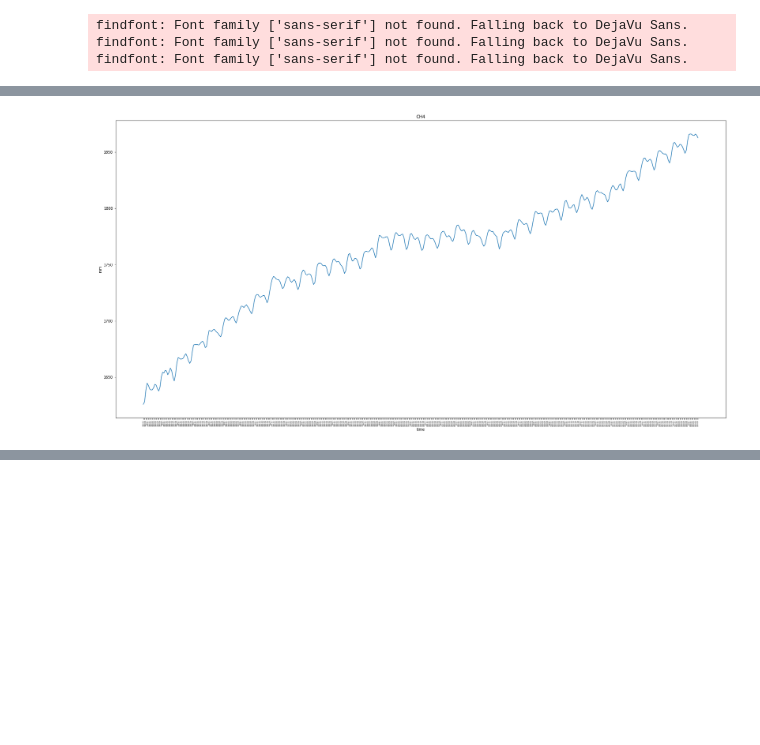
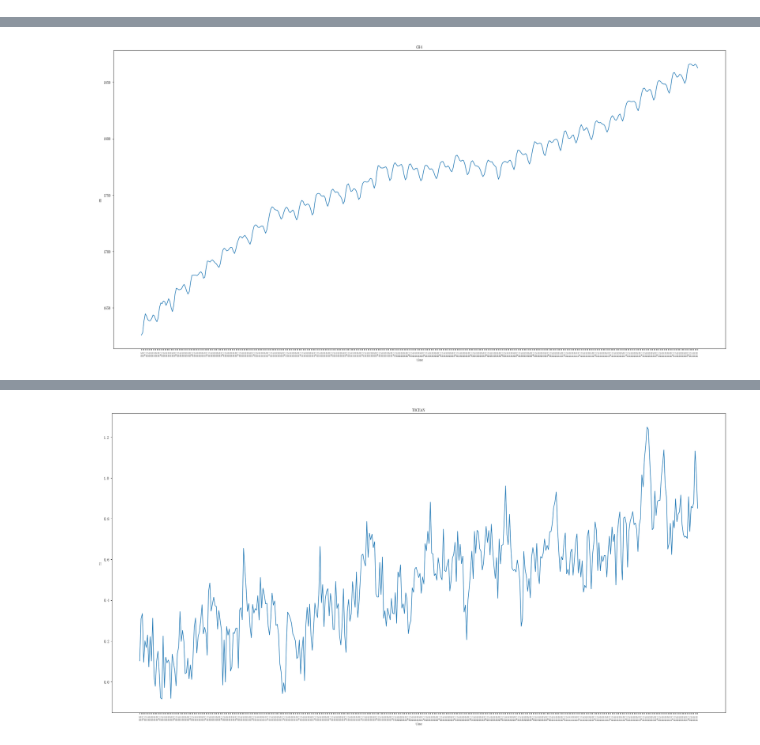
Before and after one commit to WPKENAN/shumo, a Jupyter notebook: pro2/多周期.ipynb, the cells around one changed output, grey strips where cells are left out. Cells and saved outputs as stored; diff of their text form; code cells hidden in the pictures; blank space fills up the shorter version.

```diff
--- a/pro2/多周期.ipynb
+++ b/pro2/多周期.ipynb
@@ -20,7 +20,7 @@ month=list(map(str,dataset.values[:,0]))
 values = dataset.values
 
 # specify columns to plot
-groups = [1, 2,3,4,5]
+groups = list(range(1,len(dataset.columns)))
 i = 1
 # plot each column
 
@@ -41,36 +41,34 @@ for group in groups:
     pyplot.title(dataset.columns[group], loc='center')
 
     pyplot.xlabel("time")
     pyplot.ylabel("mm")
     pyplot.xticks(rotation=90,fontsize=4)
     # 第一个参数是值，第二个参数是对应的显示效果(若无传入则默认直接显示原始数据)，第三个参数是标签旋转角度
 
 
     # 获取当前的坐标
 #     ax = pyplot.gca()
 #     for label in ax.get_xticklabels():
 #         label.set_visible(False)
 #     for label in ax.get_xticklabels()[::20]:
 #         label.set_visible(True)
 
     # 设置日期的显示格式
 #     date_format = mpl.dates.DateFormatter("%Y-%m-%d")
 #     ax.xaxis.set_major_formatter(date_format)
 
     #日期的排列根据图像的大小自适应
 #     fig.autofmt_xdate()
     #     i += 2
     pyplot.savefig("{}量".format(dataset.columns[group]),dpi=240)
 #     pyplot.show()
 # %% [output]
-findfont: Font family ['sans-serif'] not found. Falling back to DejaVu Sans.
-findfont: Font family ['sans-serif'] not found. Falling back to DejaVu Sans.
-findfont: Font family ['sans-serif'] not found. Falling back to DejaVu Sans.
 [figure]
 [figure]
 [figure]
 [figure]
 [figure]
+[figure, added]
 # %%
 from math import sqrt
 from numpy import concatenate
```
Also changed, not shown: parts of 8 cells of this notebook, 28 other files.
